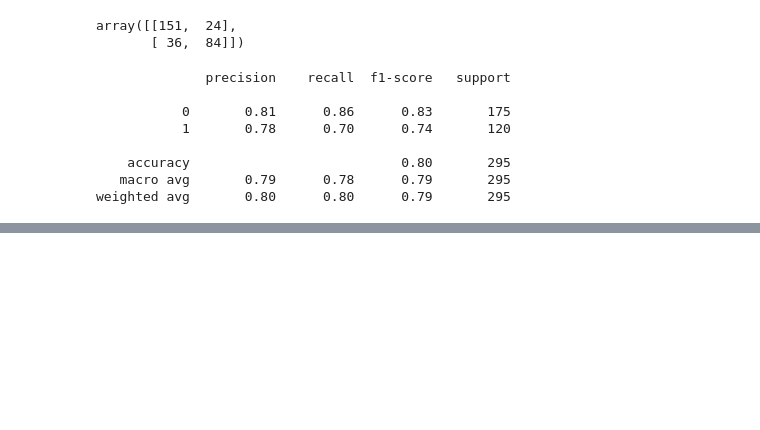
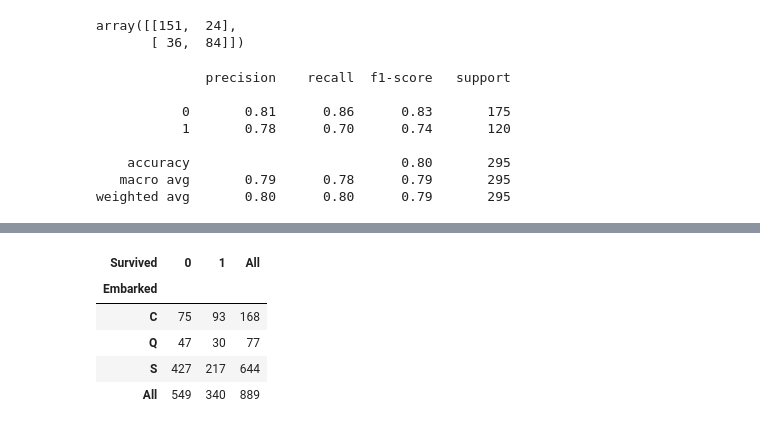
Before and after one commit to bangalorebyte-cohort32-2004/16.04LogisticRegression, a Jupyter notebook: titanic/titanic_handsON.ipynb, the cells around one changed output, grey strips where cells are left out. Cells and saved outputs as stored; diff of their text form; code cells hidden in the pictures; blank space fills up the shorter version.

```diff
--- a/titanic/titanic_handsON.ipynb
+++ b/titanic/titanic_handsON.ipynb
@@ -126,0 +182,9 @@ X
+# %%
+df_train.pivot_table(index='Embarked', columns='Survived',values='Sex', aggfunc='count', margins=True)
+# %% [output]
+| Survived | 0 | 1 | All |
+| Embarked |  |  |  |
+| C | 75 | 93 | 168 |
+| Q | 47 | 30 | 77 |
+| S | 427 | 217 | 644 |
+| All | 549 | 340 | 889 |
```
Also changed, not shown: parts of 24 cells of this notebook.
